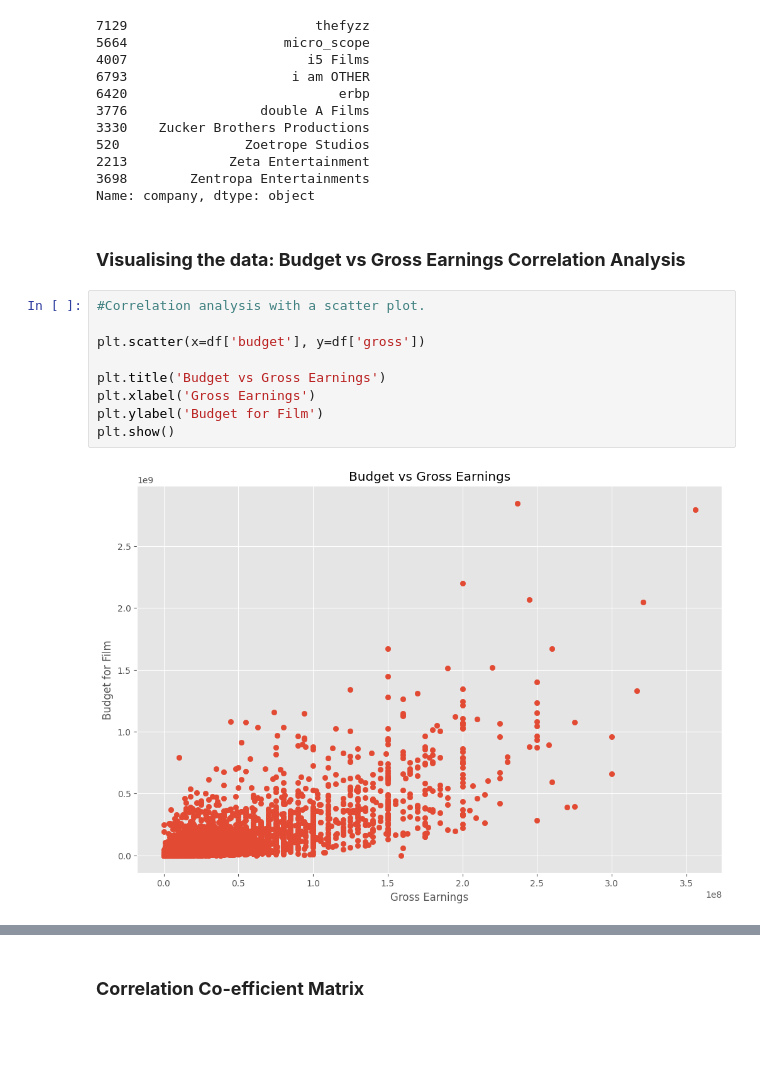
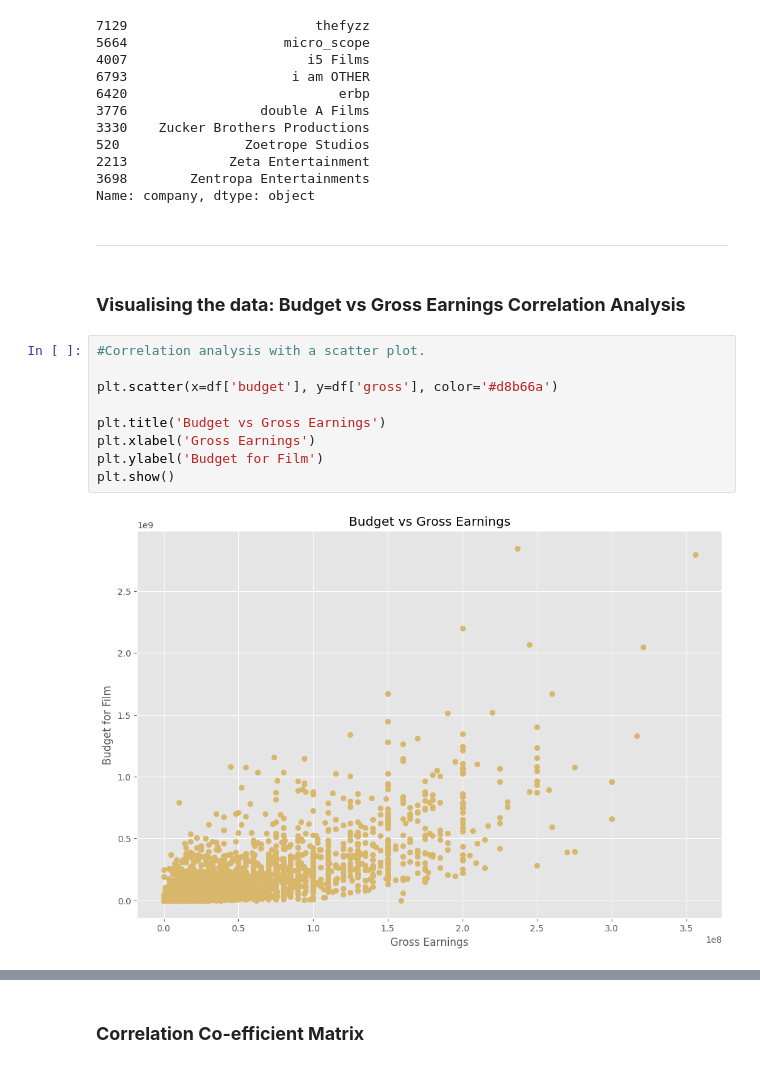
Before and after one commit to natashaely/Movie-Industry-Correlation-Project, a Jupyter notebook: Movie_Industry_Correlation_Project.ipynb, the cells around one changed output, grey strips where cells are left out. Cells and saved outputs as stored; diff of their text form; blank space fills up the shorter version.

```diff
--- a/Movie_Industry_Correlation_Project.ipynb
+++ b/Movie_Industry_Correlation_Project.ipynb
@@ -141,4 +150,8 @@ print(top_10_companies)
 2213             Zeta Entertainment
 3698        Zentropa Entertainments
 Name: company, dtype: object
+# %% [markdown]
+
+
+---
 # %% [markdown]
@@ -147,11 +159,11 @@ Name: company, dtype: object
 # %%
 #Correlation analysis with a scatter plot.
 
-plt.scatter(x=df['budget'], y=df['gross'])
+plt.scatter(x=df['budget'], y=df['gross'], color='#d8b66a')
 
 plt.title('Budget vs Gross Earnings')
 plt.xlabel('Gross Earnings')
 plt.ylabel('Budget for Film')
 plt.show()
 # %% [output]
-[figure, old version]
+[figure, new version]
```
Also changed, not shown: parts of 16 cells of this notebook.
